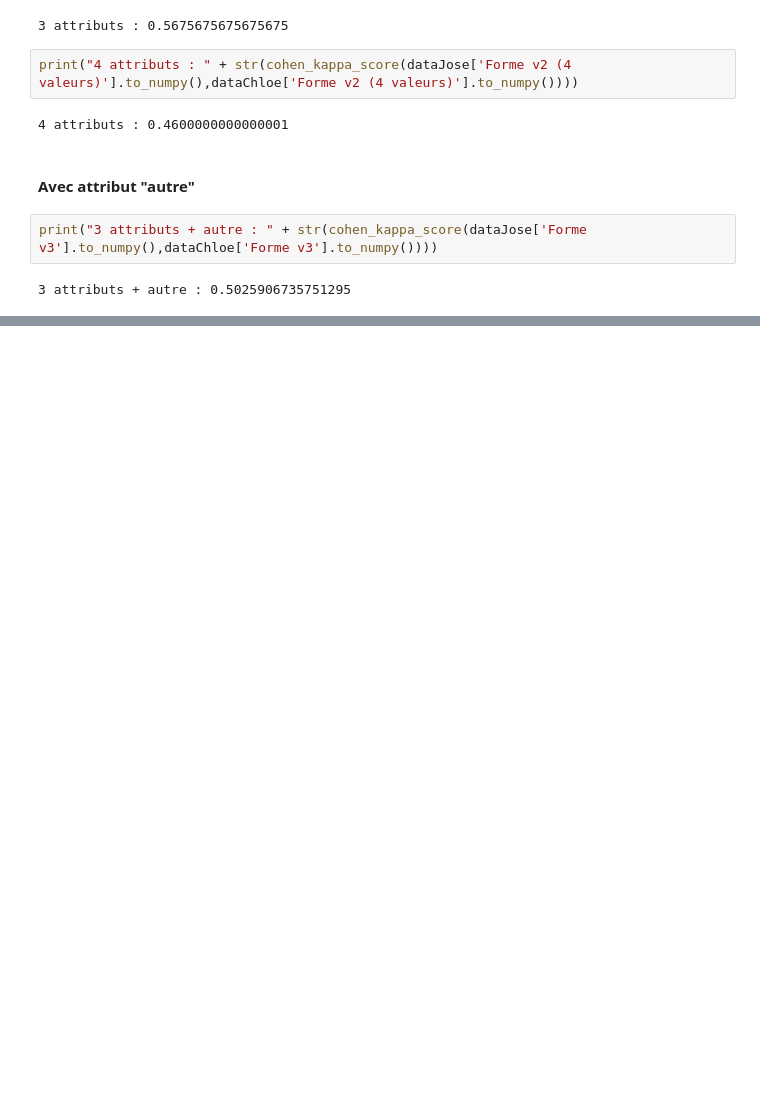
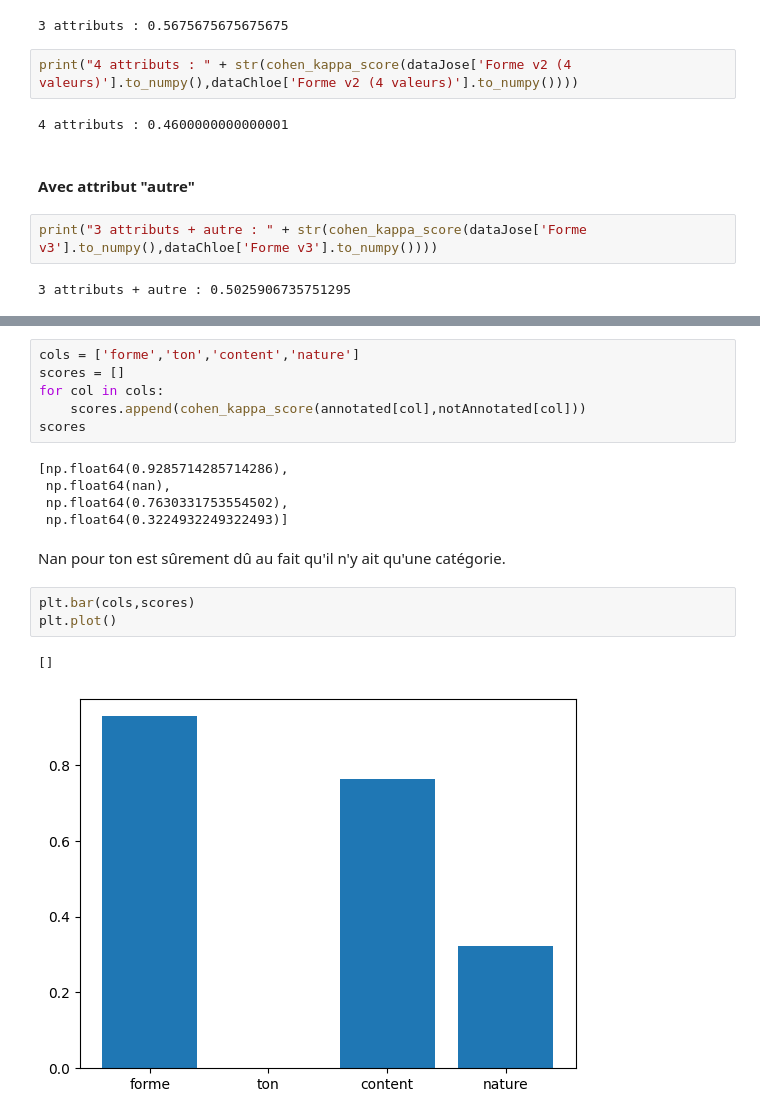
Before and after one commit to chloeboireaudevier/StageMIDL, a Jupyter notebook: kappa_cohen.ipynb, the cells around one changed output, grey strips where cells are left out. Saved outputs shown, nothing was run; the diff lists cells and outputs as text; blank space fills up the shorter version.

```diff
--- a/kappa_cohen.ipynb
+++ b/kappa_cohen.ipynb
@@ -170,0 +177,19 @@ annotatedFormTone.head(2)
+# %%
+cols = ['forme','ton','content','nature']
+scores = []
+for col in cols:
+    scores.append(cohen_kappa_score(annotated[col],notAnnotated[col]))
+scores
+# %% [output]
+[np.float64(0.9285714285714286),
+ np.float64(nan),
+ np.float64(0.7630331753554502),
+ np.float64(0.3224932249322493)]
+# %% [markdown]
+Nan pour ton est sûrement dû au fait qu'il n'y ait qu'une catégorie.
+# %%
+plt.bar(cols,scores)
+plt.plot()
+# %% [output]
+[]
+[figure, added]
```
Also changed, not shown: parts of 4 cells of this notebook, 3 other files.
